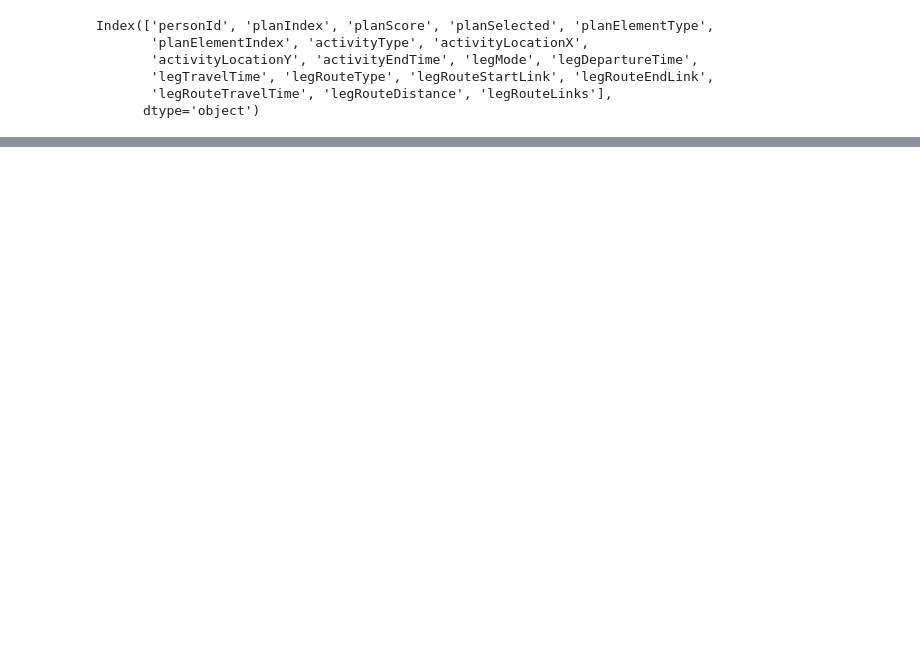
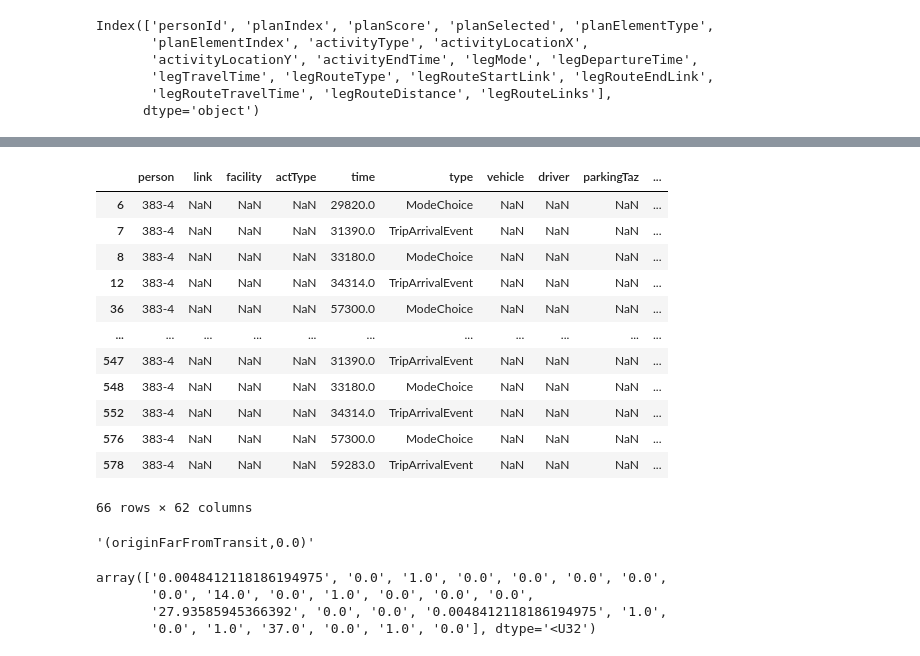
Before and after one commit to vsgo222/beam, a Jupyter notebook: output_analysis/Comparison across iterations.ipynb, the cells around one changed output, grey strips where cells are left out. Saved outputs shown, nothing was run; the diff lists cells and outputs as text; code cells hidden in the pictures; blank space fills up the shorter version.

```diff
--- a/output_analysis/Comparison across iterations.ipynb
+++ b/output_analysis/Comparison across iterations.ipynb
@@ -136,0 +154,12 @@ plans_0[plans_0['personId']=='63-3']
+# %%
+events=pd.concat([events_iter_0[events_iter_0['type'].isin(['ModeChoice'])],
+                 events_iter_1[events_iter_1['type'].isin(['ModeChoice'])],
+                 events_iter_2[events_iter_2['type'].isin(['ModeChoice'])],
+                 events_iter_3[events_iter_3['type'].isin(['ModeChoice'])],
+                 events_iter_4[events_iter_4['type'].isin(['ModeChoice'])],
+                 events_iter_5[events_iter_5['type'].isin(['ModeChoice'])],
+                 events_iter_6[events_iter_6['type'].isin(['ModeChoice'])],
+                 events_iter_7[events_iter_7['type'].isin(['ModeChoice'])],
+                 events_iter_8[events_iter_8['type'].isin(['ModeChoice'])],
+                 events_iter_9[events_iter_9['type'].isin(['ModeChoice'])],
+                 events_iter_10[events_iter_10['type'].isin(['ModeChoice'])]],ignore_index=True)
@@ -136,0 +168,51 @@ plans_0[plans_0['personId']=='63-3']
+# %%
+pd.options.display.max_columns=100
+events[events['person']=='383-4']
+# %% [output]
+|  | person | link | facility | actType | time | type | vehicle | driver | parkingTaz | ... |
+| 6 | 383-4 | NaN | NaN | NaN | 29820.0 | ModeChoice | NaN | NaN | NaN | ... |
+| 7 | 383-4 | NaN | NaN | NaN | 31390.0 | TripArrivalEvent | NaN | NaN | NaN | ... |
+| 8 | 383-4 | NaN | NaN | NaN | 33180.0 | ModeChoice | NaN | NaN | NaN | ... |
+| 12 | 383-4 | NaN | NaN | NaN | 34314.0 | TripArrivalEvent | NaN | NaN | NaN | ... |
+| 36 | 383-4 | NaN | NaN | NaN | 57300.0 | ModeChoice | NaN | NaN | NaN | ... |
+| ... | ... | ... | ... | ... | ... | ... | ... | ... | ... | ... |
+| 547 | 383-4 | NaN | NaN | NaN | 31390.0 | TripArrivalEvent | NaN | NaN | NaN | ... |
+| 548 | 383-4 | NaN | NaN | NaN | 33180.0 | ModeChoice | NaN | NaN | NaN | ... |
+| 552 | 383-4 | NaN | NaN | NaN | 34314.0 | TripArrivalEvent | NaN | NaN | NaN | ... |
+| 576 | 383-4 | NaN | NaN | NaN | 57300.0 | ModeChoice | NaN | NaN | NaN | ... |
+| 578 | 383-4 | NaN | NaN | NaN | 59283.0 | TripArrivalEvent | NaN | NaN | NaN | ... |
+66 rows × 62 columns
+# %%
+events['attributeValues'][0].split(':')[25]
+# %% [output]
+'(originFarFromTransit,0.0)'
+# %%
+x='(destZDI,0.0048412118186194975):(shortBikeDist,0.0):(waitTime,1.0):(ascAutoSufficient,0.0):(egressTime,0.0):(hhSize1,0.0):(destFarFromTransit,0.0):(age010,0.0):(vehicleTime,14.0):(CBD,0.0):(ascAutoDeficient,1.0):(age1619,0.0):(longBikeDist,0.0):(transfer,0.0):(cost,27.93585945366392):(longWalkDist,0.0):(ascNoAuto,0.0):(originZDI,0.0048412118186194975):(destCloseToTransit,1.0):(shortDrive,0.0):(walkTime,1.0):(age16P,37.0):(shortWalkDist,0.0):(originCloseToTransit,1.0):(hhSize2,0.0):(originFarFromTransit,0.0)'
+
+attribute_value=events['attributeValues'][0]
+number_of_attributes=attribute_value.count(':')
+
+attribute={}
+keys=[]
+values=[]
+for i in range(0,number_of_attributes):
+
+    #keys=np.append(keys,attribute_value.replace('(','').replace(')','').split(':')[i].split(',')[0])
+    values=np.append(values,attribute_value.replace('(','').replace(')','').split(':')[i].split(',')[1])
+
+
+# for items in keys:
+#     attribute[items]=values[items]
+
+    #attribute_name=np.append(attribute_name,attribute_value.replace('(','').replace(')','').split(':')[i].split(',')[0])
+    #attribute_val=df['attributeValues'].replace('(','').replace(')','').split(':')[i].split(',')[1]
+
+#     #x.count(':')
+#x.replace('(','').replace(')','').split(':')[1].split(',')[1]
+
+values
+# %% [output]
+array(['0.0048412118186194975', '0.0', '1.0', '0.0', '0.0', '0.0', '0.0',
+       '0.0', '14.0', '0.0', '1.0', '0.0', '0.0', '0.0',
+       '27.93585945366392', '0.0', '0.0', '0.0048412118186194975', '1.0',
+       '0.0', '1.0', '37.0', '0.0', '1.0', '0.0'], dtype='<U32')
```
Also changed, not shown: parts of 28 cells of this notebook, 3 other files.
